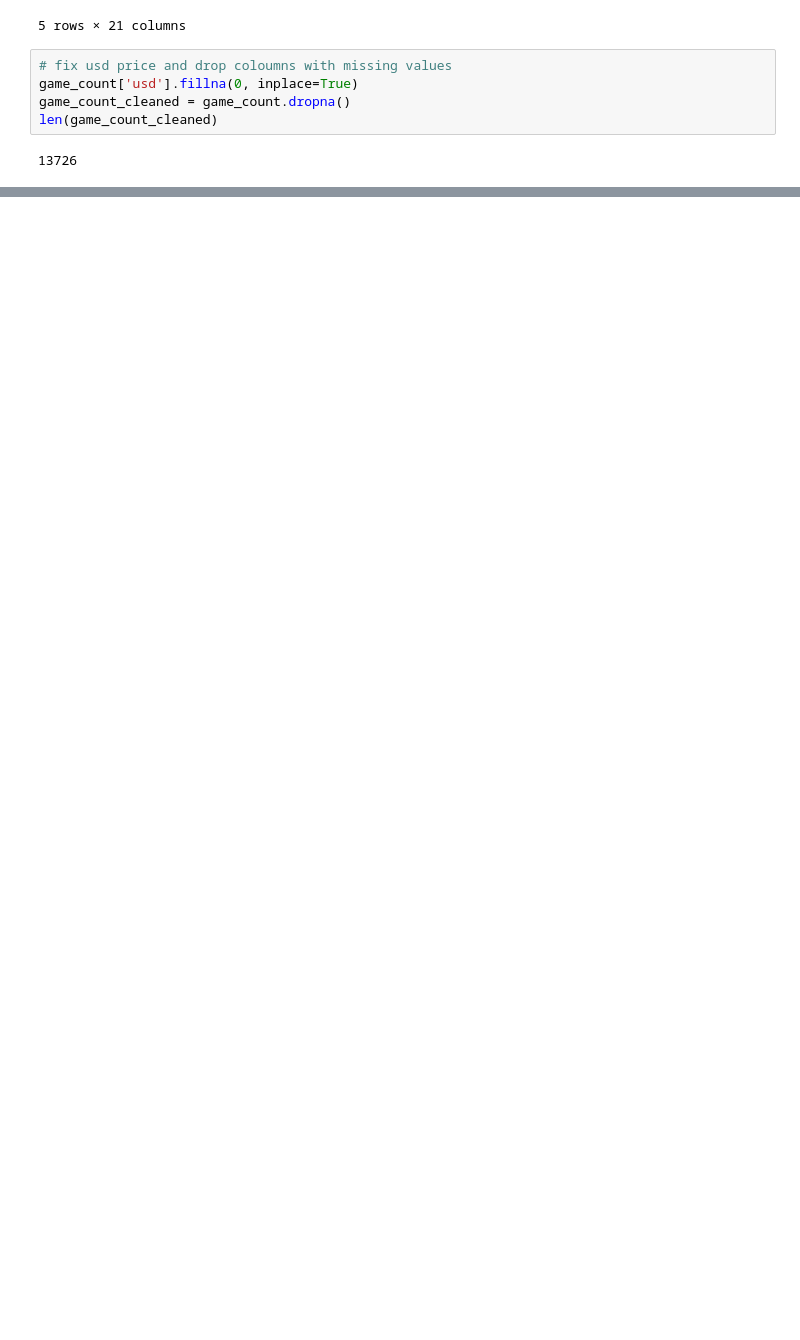
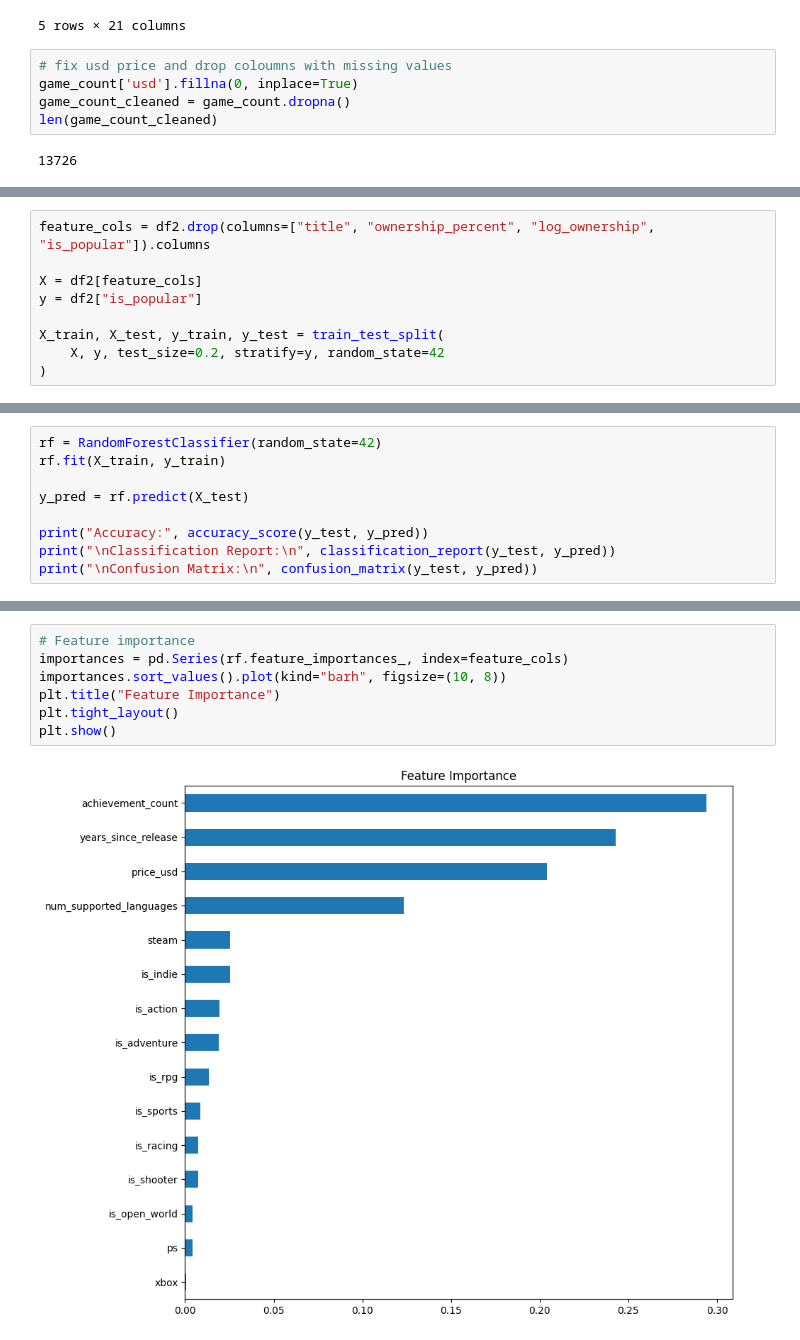
Before and after one commit to yfsongum/video_games_analysis_2025, a Jupyter notebook: SI_618_Project.ipynb, the cells around one changed output, grey strips where cells are left out. Cells and saved outputs as stored; diff of their text form; blank space fills up the shorter version.

```diff
--- a/SI_618_Project.ipynb
+++ b/SI_618_Project.ipynb
@@ -2857,0 +3064,9 @@ game_count_cleaned.head()
+# %%
+feature_cols = df2.drop(columns=["title", "ownership_percent", "log_ownership", "is_popular"]).columns
+
+X = df2[feature_cols]
+y = df2["is_popular"]
+
+X_train, X_test, y_train, y_test = train_test_split(
+    X, y, test_size=0.2, stratify=y, random_state=42
+)
@@ -2857,0 +3075,9 @@ game_count_cleaned.head()
+# %%
+rf = RandomForestClassifier(random_state=42)
+rf.fit(X_train, y_train)
+
+y_pred = rf.predict(X_test)
+
+print("Accuracy:", accuracy_score(y_test, y_pred))
+print("\nClassification Report:\n", classification_report(y_test, y_pred))
+print("\nConfusion Matrix:\n", confusion_matrix(y_test, y_pred))
@@ -2857,0 +3101,9 @@ game_count_cleaned.head()
+# %%
+# Feature importance
+importances = pd.Series(rf.feature_importances_, index=feature_cols)
+importances.sort_values().plot(kind="barh", figsize=(10, 8))
+plt.title("Feature Importance")
+plt.tight_layout()
+plt.show()
+# %% [output]
+[figure, added]
```
Also changed, not shown: parts of 66 cells of this notebook.
